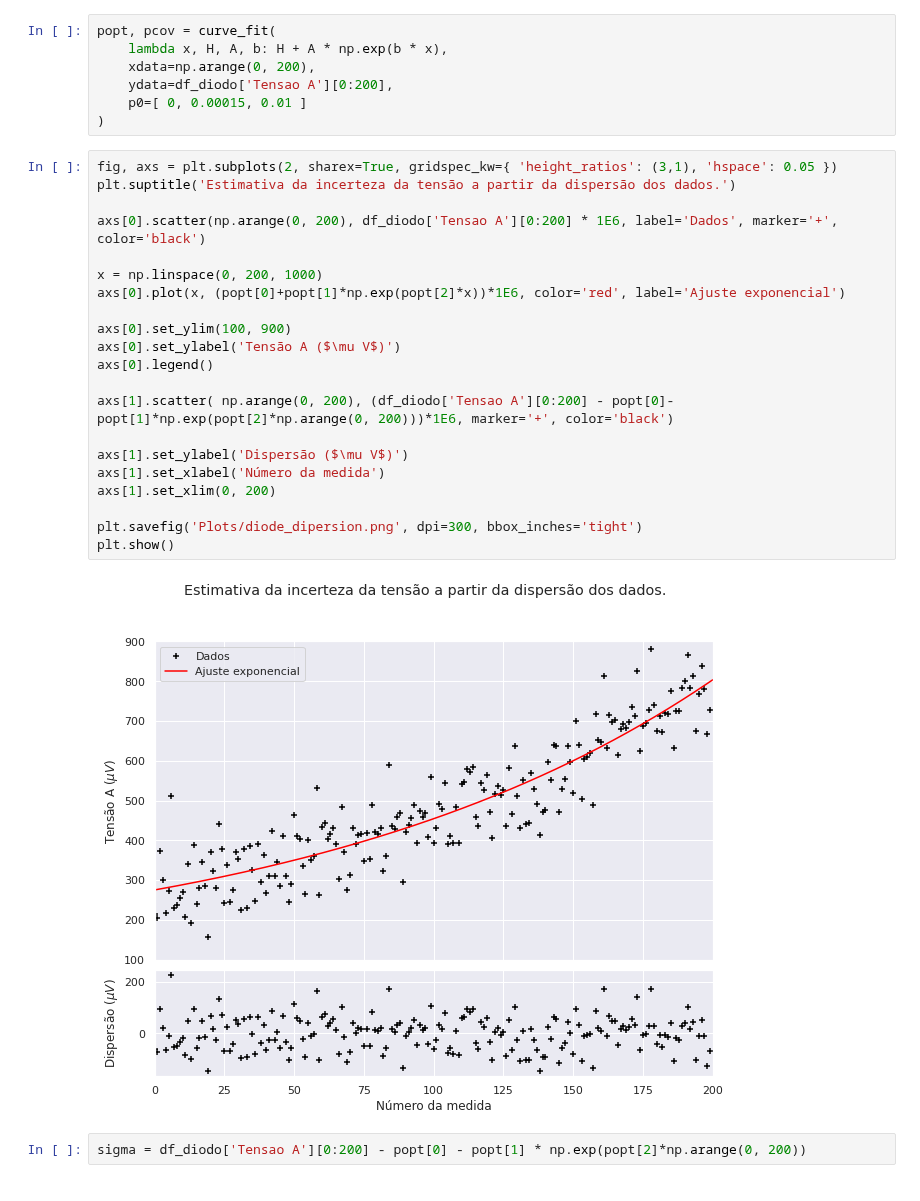
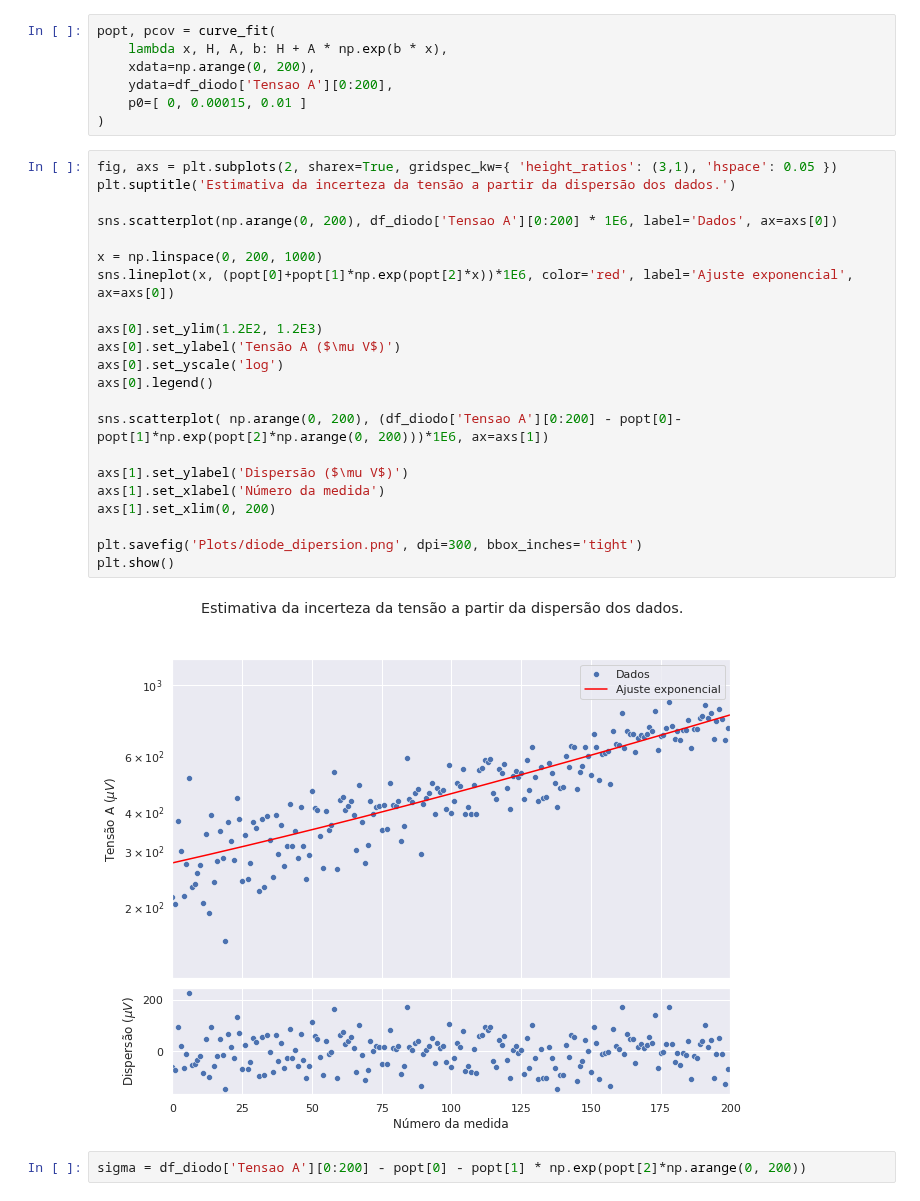
Before and after one commit to ivfreire/lab_3, a Jupyter notebook: Experimento 1/Atividade 3/análise.ipynb, the cells around one changed output. Saved outputs shown, nothing was run; the diff lists cells and outputs as text.

```diff
--- a/Experimento 1/Atividade 3/análise.ipynb
+++ b/Experimento 1/Atividade 3/análise.ipynb
@@ -28,25 +28,26 @@ popt, pcov = curve_fit(
 # %%
 fig, axs = plt.subplots(2, sharex=True, gridspec_kw={ 'height_ratios': (3,1), 'hspace': 0.05 })
 plt.suptitle('Estimativa da incerteza da tensão a partir da dispersão dos dados.')
 
-axs[0].scatter(np.arange(0, 200), df_diodo['Tensao A'][0:200] * 1E6, label='Dados', marker='+', color='black')
+sns.scatterplot(np.arange(0, 200), df_diodo['Tensao A'][0:200] * 1E6, label='Dados', ax=axs[0])
 
 x = np.linspace(0, 200, 1000)
-axs[0].plot(x, (popt[0]+popt[1]*np.exp(popt[2]*x))*1E6, color='red', label='Ajuste exponencial')
+sns.lineplot(x, (popt[0]+popt[1]*np.exp(popt[2]*x))*1E6, color='red', label='Ajuste exponencial', ax=axs[0])
 
-axs[0].set_ylim(100, 900)
+axs[0].set_ylim(1.2E2, 1.2E3)
 axs[0].set_ylabel('Tensão A ($\mu V$)')
+axs[0].set_yscale('log')
 axs[0].legend()
 
-axs[1].scatter( np.arange(0, 200), (df_diodo['Tensao A'][0:200] - popt[0]-popt[1]*np.exp(popt[2]*np.arange(0, 200)))*1E6, marker='+', color='black')
+sns.scatterplot( np.arange(0, 200), (df_diodo['Tensao A'][0:200] - popt[0]-popt[1]*np.exp(popt[2]*np.arange(0, 200)))*1E6, ax=axs[1])
 
 axs[1].set_ylabel('Dispersão ($\mu V$)')
 axs[1].set_xlabel('Número da medida')
 axs[1].set_xlim(0, 200)
 
 plt.savefig('Plots/diode_dipersion.png', dpi=300, bbox_inches='tight')
 plt.show()
 # %% [output]
-[figure, old version]
+[figure, new version]
 # %%
 sigma = df_diodo['Tensao A'][0:200] - popt[0] - popt[1] * np.exp(popt[2]*np.arange(0, 200))
```
Also changed, not shown: parts of 8 cells of this notebook, 3 other files.
